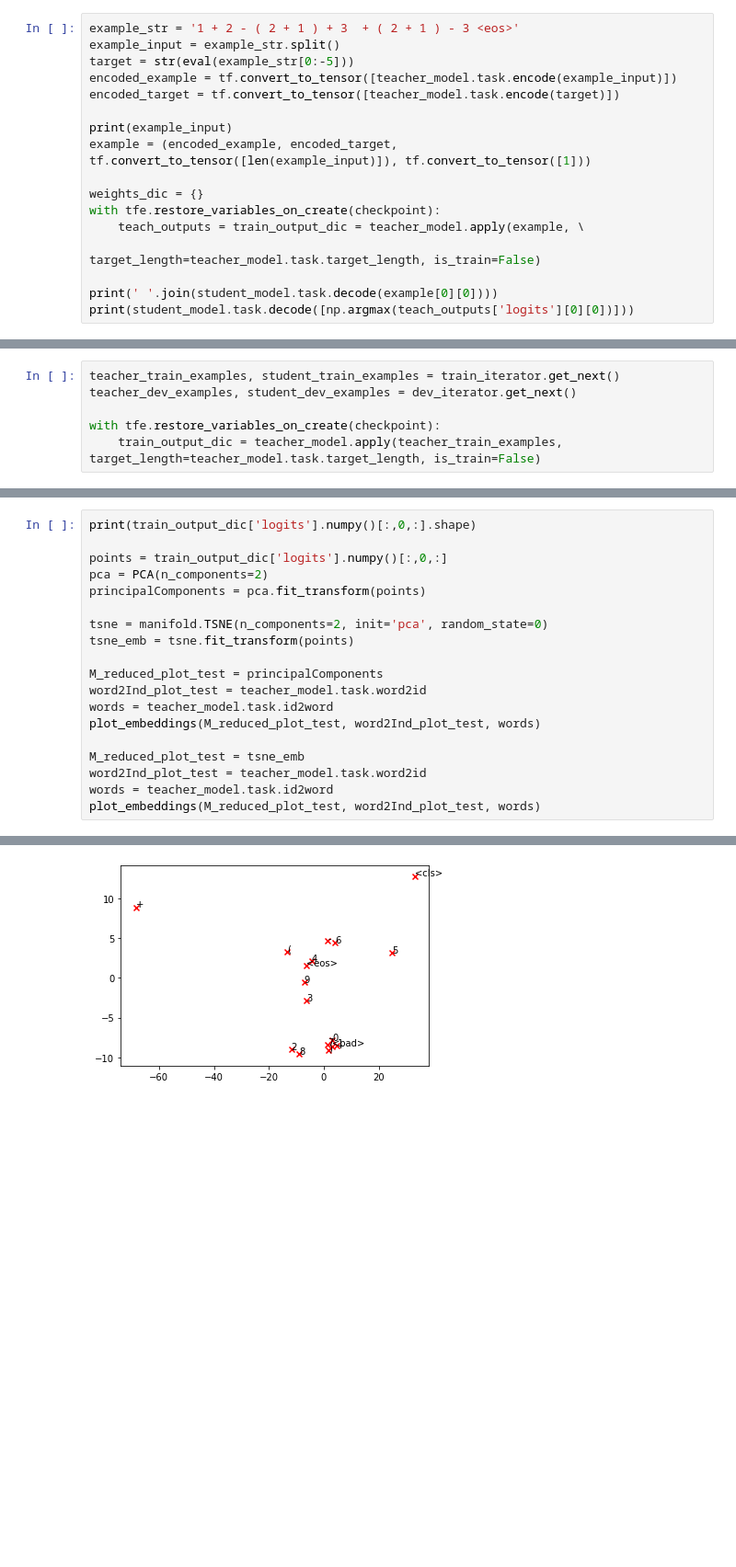
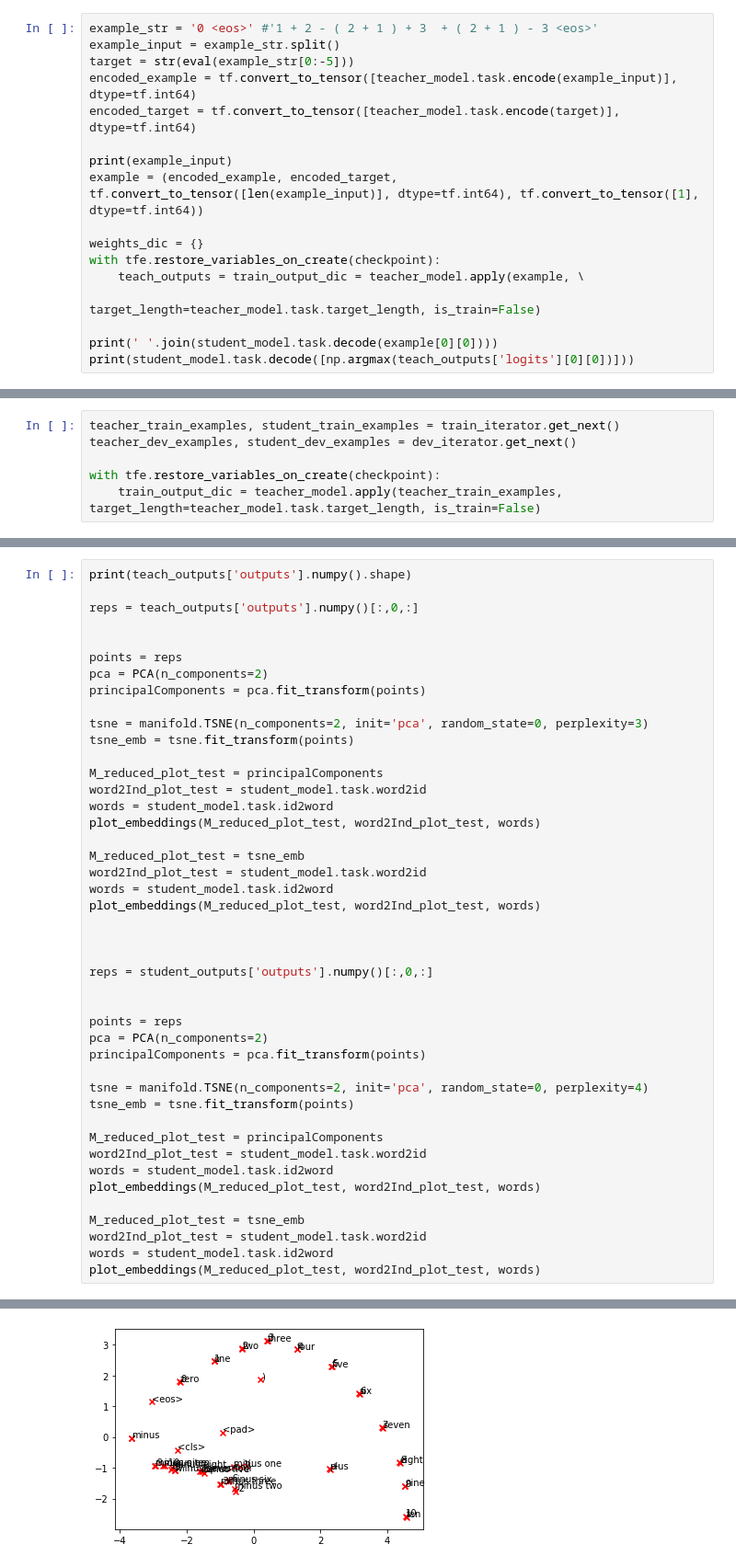
Before and after one commit to samiraabnar/SolutionDistillation, a Jupyter notebook: notebooks/Representations.ipynb, the cells around one changed output, grey strips where cells are left out. Shown: that part at 92% size. Cells and saved outputs as stored; diff of their text form; blank space fills up the shorter version.

```diff
--- a/notebooks/Representations.ipynb
+++ b/notebooks/Representations.ipynb
@@ -379,12 +389,12 @@ self distance with local bias tf.Tensor(0.0, shape=(), dtype=float32)
 # %%
-example_str = '1 + 2 - ( 2 + 1 ) + 3  + ( 2 + 1 ) - 3 <eos>'
+example_str = '0 <eos>' #'1 + 2 - ( 2 + 1 ) + 3  + ( 2 + 1 ) - 3 <eos>'
 example_input = example_str.split()
 target = str(eval(example_str[0:-5]))
-encoded_example = tf.convert_to_tensor([teacher_model.task.encode(example_input)])
-encoded_target = tf.convert_to_tensor([teacher_model.task.encode(target)])
+encoded_example = tf.convert_to_tensor([teacher_model.task.encode(example_input)], dtype=tf.int64)
+encoded_target = tf.convert_to_tensor([teacher_model.task.encode(target)], dtype=tf.int64)
 
 print(example_input)
-example = (encoded_example, encoded_target, tf.convert_to_tensor([len(example_input)]), tf.convert_to_tensor([1]))
+example = (encoded_example, encoded_target, tf.convert_to_tensor([len(example_input)], dtype=tf.int64), tf.convert_to_tensor([1], dtype=tf.int64))
 
 weights_dic = {}
 with tfe.restore_variables_on_create(checkpoint):
@@ -446,20 +513,45 @@ array([[ 9],
 # %%
-print(train_output_dic['logits'].numpy()[:,0,:].shape)
+print(teach_outputs['outputs'].numpy().shape)
 
-points = train_output_dic['logits'].numpy()[:,0,:]
+reps = teach_outputs['outputs'].numpy()[:,0,:]
+
+
+points = reps
 pca = PCA(n_components=2)
 principalComponents = pca.fit_transform(points)
 
-tsne = manifold.TSNE(n_components=2, init='pca', random_state=0)
+tsne = manifold.TSNE(n_components=2, init='pca', random_state=0, perplexity=3)
 tsne_emb = tsne.fit_transform(points)
 
 M_reduced_plot_test = principalComponents
-word2Ind_plot_test = teacher_model.task.word2id
-words = teacher_model.task.id2word
+word2Ind_plot_test = student_model.task.word2id
+words = student_model.task.id2word
 plot_embeddings(M_reduced_plot_test, word2Ind_plot_test, words)
 
 M_reduced_plot_test = tsne_emb
-word2Ind_plot_test = teacher_model.task.word2id
-words = teacher_model.task.id2word
+word2Ind_plot_test = student_model.task.word2id
+words = student_model.task.id2word
 plot_embeddings(M_reduced_plot_test, word2Ind_plot_test, words)
+
+
+
+reps = student_outputs['outputs'].numpy()[:,0,:]
+
+
+points = reps
+pca = PCA(n_components=2)
+principalComponents = pca.fit_transform(points)
+
+tsne = manifold.TSNE(n_components=2, init='pca', random_state=0, perplexity=4)
+tsne_emb = tsne.fit_transform(points)
+
+M_reduced_plot_test = principalComponents
+word2Ind_plot_test = student_model.task.word2id
+words = student_model.task.id2word
+plot_embeddings(M_reduced_plot_test, word2Ind_plot_test, words)
+
+M_reduced_plot_test = tsne_emb
+word2Ind_plot_test = student_model.task.word2id
+words = student_model.task.id2word
+plot_embeddings(M_reduced_plot_test, word2Ind_plot_test, words)
 # %% [output]
@@ -467 +559 @@ plot_embeddings(M_reduced_plot_test, word2Ind_plot_test, words)
-[figure, old version]
+[figure, new version]
```
Also changed, not shown: parts of 21 cells of this notebook, 3 other files.
